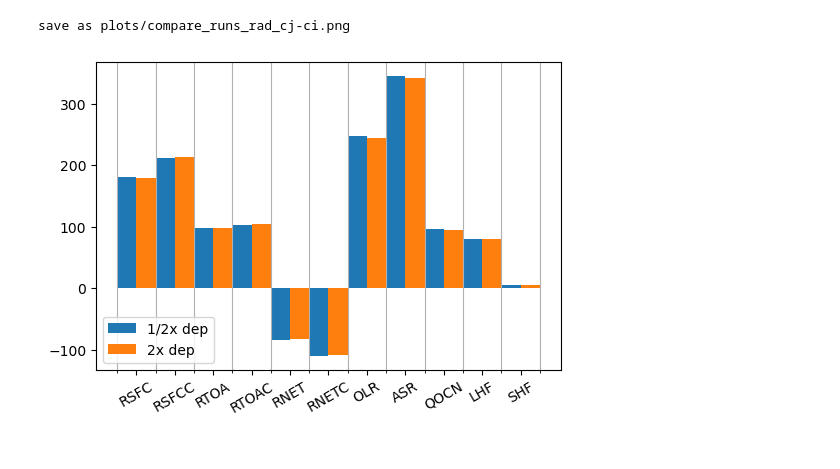
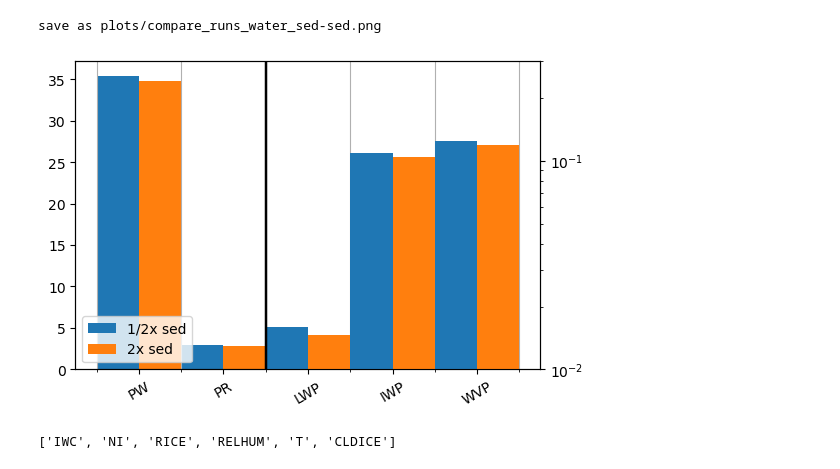
Before and after one commit to smturbev/scmlib, a Jupyter notebook: DP_diagnostics/notebooks/compare_runs.ipynb, the cells around one changed output. Cells and saved outputs as stored; diff of their text form; code cells hidden in the pictures.

Commit message:
added new runs to plots

```diff
--- a/DP_diagnostics/notebooks/compare_runs.ipynb
+++ b/DP_diagnostics/notebooks/compare_runs.ipynb
@@ -7,14 +7,24 @@ import pandas as pd
 import warnings
 
 warnings.filterwarnings('ignore')
-runs = ["ck","ch","cj", "ci","cg","cf"]
-run_names = ["Default","New ice_nuc","1/2x dep","2x dep","1/2x sed","2x sed"]
-colors = ["darkred","lightcoral","lightskyblue","mediumblue","lightgreen","darkgreen"]
-markers = ["o","o","s","s","D","D"]
+
+# runs = ["f_default","g_halfsed","g_2xsed","g_halfdep", "g_2xdep"]
+# run_names = ["Default","1/2x sed","2x sed","1/2x dep", "2x dep"]
+# colors = ["darkred","lightskyblue","mediumblue","lightgreen","darkgreen"]
+
+# runs = ["f_default","g_halfsed","g_2xsed","h_halfsed_all", "h_2xsed_all"]
+# run_names = ["Default","1/2x sed (small)","2x sed (small)","1/2x sed (all)", "2x sed (all)"]
+# colors = ["darkred","lightskyblue","mediumblue","lightgreen","darkgreen"]
+
+runs = ["f_default","g_halfdep","g_2xdep","h_halfdep_all", "h_2xdep_all", "i_lsascent_a"]
+run_names = ["Default","1/2x dep (small)","2x dep (small)","1/2x dep (all)", "2x dep (all)", "LS ascent"]
+colors = ["darkred","lightskyblue","mediumblue","lightgreen","darkgreen", "darkviolet"]
+
+markers = ["o","o","s","s","D","D","x"]
 color_hi = 1
 color_hi1 = 2
 
-nt = 60*4+1
+nt = 30*8+1 # days * 4
 run_dir = "/glade/scratch/sturbeville/DPSCREAM_simulations/"
 # %%
 def calc_rice(qi, ni):
@@ -120,18 +141,20 @@ plt.show()
 # %%
 # 2D comparisons (like in comp_rcemip)
 #### user input ####
-plot_type="rad" #options: "rad" for radiation, "water" for hydrometeors
+plot_type="water" #options: "rad" for radiation, "water" for hydrometeors
 plot=True
+runs2 = ["g_halfsed","g_2xsed"]
+run_names2 = ["1/2x sed", "2x sed"]
 #### end user input ####
 var_list_rad = ["RSFC", "RSFCC","RTOA","RTOAC","RNET","RNETC","OLR","ASR","QOCN","LHF","SHF"]
 var_list_water = ["PW","PR","LWP","IWP","WVP"]
 fig, ax = plt.subplots(1,1,figsize=(6,4))
 savename=plot_type+"_"
-for i in range(len(runs)):
+for i in range(len(runs2)):
     ds = xr.open_dataset(run_dir+"scream_dp_RCE_SMALL_3km_{}/run/scream_dp_RCE_SMALL_3km_{}.eam.h1.2000-01-01-00000.nc".format(runs[i],runs[i]))
     ds = ds.isel(time=slice(-nt, -1))
     var_dict = {}
-    savename = savename + runs[i][-2:] + "-"
+    savename = savename + runs2[i][-3:] + "-"
     if plot_type=="rad":
         # rsfc, the net radiative flux at the sfc (SW-LW)
         var_dict["RSFC"] = (ds["FSNS"]-ds["FLNS"]).mean()
@@ -163,38 +186,44 @@ for i in range(len(runs)):
         # IWP, ice water path
         var_dict["IWP"] = ds["TGCLDIWP"].mean()
         # clwvi_avg, water vapor path
         var_dict["WVP"] = ds["TGCLDCWP"].mean()
         units_dict = zip(var_list_water,["kg/m2","mm/day","kg/m2","kg/m2","kg/m2"])
     # plot
     if plot_type=="rad":
         var_list=var_list_rad
     else:
         var_list=var_list_water
         if i==0:
             axt = ax.twinx()
     for j in range(len(var_list)):
         ci = "C0" if i==0 else "C1"
         if j==0:
-            ax.bar(j+(i/len(runs)),var_dict[var_list[j]], color=ci, width=0.5, label=run_names[i])
+            ax.bar(j+(i/len(runs2)),var_dict[var_list[j]], color=ci, width=0.5, label=run_names2[i])
         else:
             if (plot_type=="water") & (j>1):
-                axt.bar(j+(i/len(runs)),var_dict[var_list[j]], color=ci, width=0.5)
+                axt.bar(j+(i/len(runs2)),var_dict[var_list[j]], color=ci, width=0.5)
                 axt.set_yscale("log")
                 axt.axvline(1.75, color='k')
                 axt.set_ylim([1e-2,3e-1])
             else:
-                ax.bar(j+(i/len(runs)),var_dict[var_list[j]], color=ci, width=0.5)
+                ax.bar(j+(i/len(runs2)),var_dict[var_list[j]], color=ci, width=0.5)
 ax.set_xticks(np.arange(0.25,len(var_list),1), var_list)
 ax.set_xticks(np.arange(-0.25,len(var_list),1), minor=True)
 ax.tick_params(axis='x', labelrotation=30)
 ax.legend(loc=3)
 ax.grid(axis='x', which='minor')
 print("save as plots/compare_runs_{}.png".format(savename[:-1]))
 plt.savefig("plots/compare_runs_{}.png".format(savename[:-1]))
 plt.show()
 # %% [output]
-save as plots/compare_runs_rad_cj-ci.png
+save as plots/compare_runs_water_sed-sed.png
-[figure, old version]
+[figure, new version]
+# %%
+var_list = ["IWC","NI","RICE","RELHUM","T"]
+var_list = var_list+["CLDICE"]
+var_list
+# %% [output]
+['IWC', 'NI', 'RICE', 'RELHUM', 'T', 'CLDICE']
 # %%
 ## plot in-cloud mean IWC and cloud fraction for given runs
 ## zoom into the TTL
```
Also changed, not shown: parts of 5 cells of this notebook, 4 other files.
